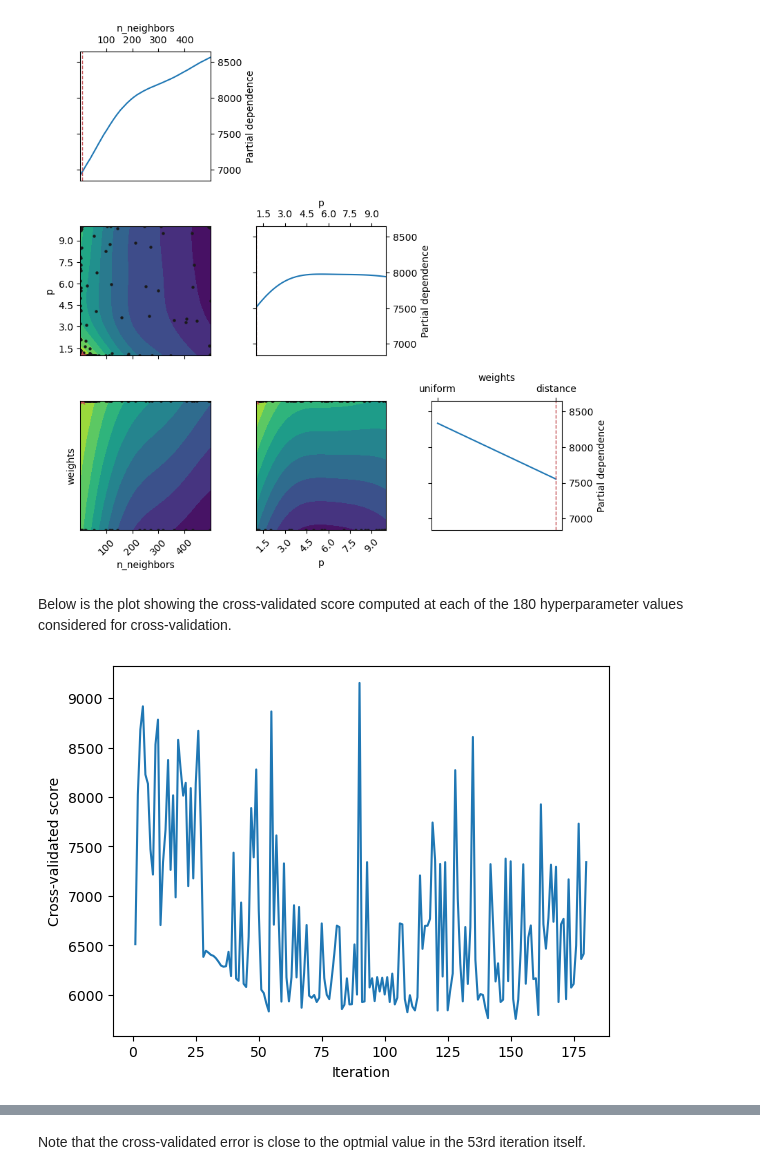
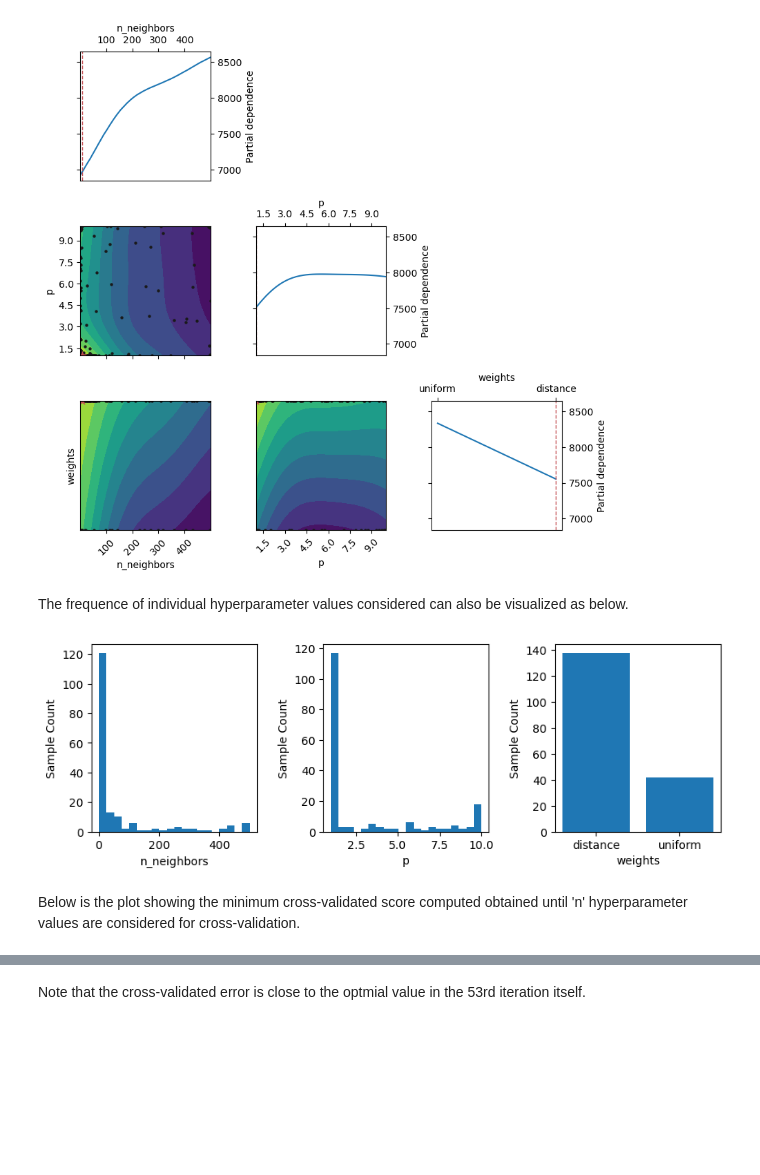
Before and after one commit to Lizhen0909/STAT303-3-class-notes, a Jupyter notebook: Hyperparameter tuning.ipynb, the cells around one changed output, grey strips where cells are left out. Cells and saved outputs as stored; diff of their text form; code cells hidden in the pictures; blank space fills up the shorter version.

```diff
--- a/Hyperparameter tuning.ipynb
+++ b/Hyperparameter tuning.ipynb
@@ -299,12 +299,16 @@ plot_objective(gcv.optimizer_results_[0],
 plt.show();
 # %% [output]
 [figure]
+# %% [markdown]
+The frequence of individual hyperparameter values considered can also be visualized as below.
+# %%
+fig, ax = plt.subplots(1, 3, figsize = (10, 3))
+plt.subplots_adjust(wspace=0.4)
+plot_histogram(gcv.optimizer_results_[0], 0, ax = ax[0])
+plot_histogram(gcv.optimizer_results_[0], 1, ax = ax[1])
+plot_histogram(gcv.optimizer_results_[0], 2, ax = ax[2])
+plt.show();
+# %% [output]
+[figure, added]
 # %% [markdown]
-Below is the plot showing the cross-validated score computed at each of the 180 hyperparameter values considered for cross-validation.
+Below is the plot showing the minimum cross-validated score computed obtained until 'n' hyperparameter values are considered for cross-validation.
-# %%
-sns.lineplot(x = range(1, 181), y = gcv.optimizer_results_[0]['func_vals'])
-plt.xlabel('Iteration')
-plt.ylabel('Cross-validated score')
-plt.show();
-# %% [output]
-[figure, removed]
```
Also changed, not shown: parts of 4 cells of this notebook.
